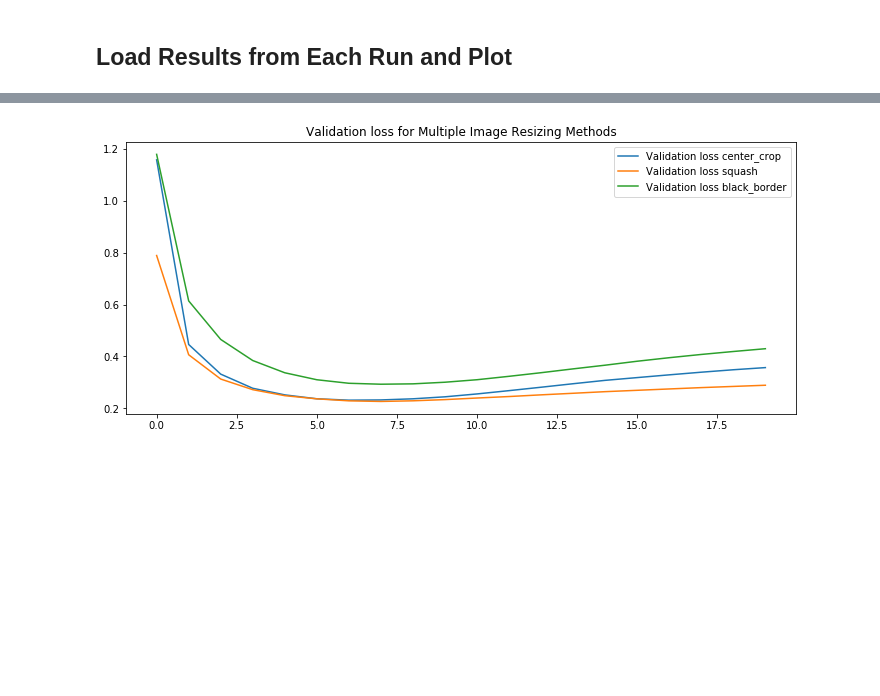
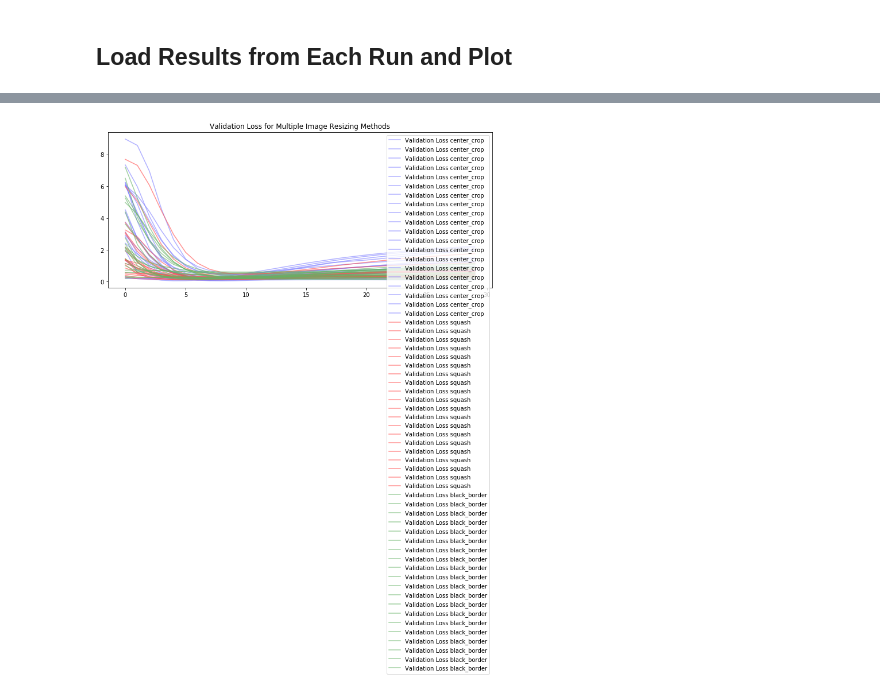
Before and after one commit to ostegm/resizing, a Jupyter notebook: Resizing.ipynb, the cells around one changed output, grey strips where cells are left out. Cells and saved outputs as stored; diff of their text form; code cells hidden in the pictures; blank space fills up the shorter version.

Commit message:
Updated with multiple passes

```diff
--- a/Resizing.ipynb
+++ b/Resizing.ipynb
@@ -278,18 +312,17 @@ for method in methods:
 # %% [markdown]
 ## Load Results from Each Run and Plot
 # %%
-histories = {}
-for method in methods:
-    history_path = f'{dpath}/resized/history_{method}.pkl'
-    h = pickle.load(open(history_path, 'rb'))
-    histories[method] = h
+history_path = f'{dpath}/resized/histories_batchsize64_epochs30.pkl'
+histories = pickle.load(open(history_path, 'rb'))
 # %%
-history = histories['center_crop']
 fig = plt.figure(figsize=(12,5))
+colors = {'squash':'#ff4c4c', 'center_crop':'#7f7fff', 'black_border':'#66b266'}
 for method in methods:
-    plt.plot(histories[method]['val_acc'], label=f'Validation Accuracy {method}')
+    r = histories[method][5]
+    c = colors[method]
+    plt.plot(r['val_acc'], label=f'Validation Accuracy {method}', c=c, alpha=.6)
 plt.legend()
 plt.title('Validation Accuracy for Multiple Image Resizing Methods')
 plt.show()
-fig.savefig('./validation_acc.png')
+fig.savefig('./validation_acc_1pass.png')
 # %% [output]
@@ -296,0 +330,13 @@ fig.savefig('./validation_acc.png')
+# %%
+fig = plt.figure(figsize=(12,5))
+colors = {'squash':'#ff4c4c', 'center_crop':'#7f7fff', 'black_border':'#66b266'}
+for method in methods:
+    results = histories[method]
+    c = colors[method]
+    for i in range(len(results)):
+        plt.plot(results[i]['val_acc'], label=f'Validation Accuracy {method}' if i==0 else ""
+                 , c=c, alpha=.6)
+plt.legend()
+plt.title('Validation Accuracy for Multiple Image Resizing Methods')
+plt.show()
+fig.savefig('./validation_acc_20pass.png')
@@ -297,11 +349,14 @@ fig.savefig('./validation_acc.png')
 # %%
-history = histories['center_crop']
 fig = plt.figure(figsize=(12,5))
+colors = {'squash':'#ff4c4c', 'center_crop':'#7f7fff', 'black_border':'#66b266'}
 for method in methods:
-    plt.plot(histories[method]['val_loss'], label=f'Validation loss {method}')
+    results = histories[method]
+    c = colors[method]
+    for r in results:
+        plt.plot(r['val_loss'], label=f'Validation Loss {method}', c=c, alpha=.6)
 plt.legend()
-plt.title('Validation loss for Multiple Image Resizing Methods')
+plt.title('Validation Loss for Multiple Image Resizing Methods')
 plt.show()
-fig.savefig('./validation_loss.png')
+fig.savefig('./validation_loss_20pass.png')
 # %% [output]
-[figure, old version]
+[figure, new version]
```
Also changed, not shown: parts of 6 cells of this notebook, 1 other file.
